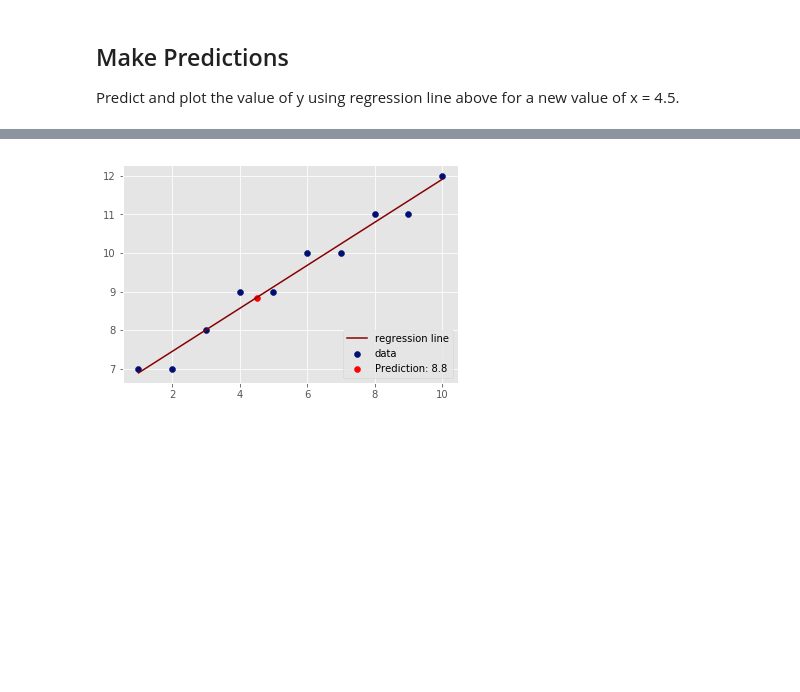
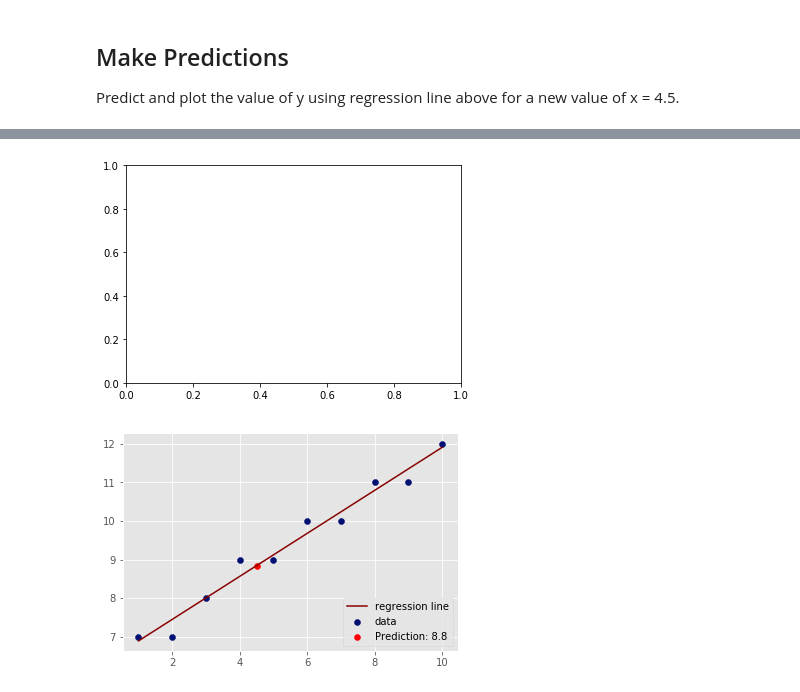
Before and after one commit to danjizquierdo/dsc-0-10-10-complete-regression-nyc-ds-career-012819, a Jupyter notebook: index.ipynb, the cells around one changed output, grey strips where cells are left out. Saved outputs shown, nothing was run; the diff lists cells and outputs as text; code cells hidden in the pictures; blank space fills up the shorter version.

```diff
--- a/index.ipynb
+++ b/index.ipynb
@@ -103,7 +103,7 @@ import matplotlib.pyplot as plt
 # %%
 # Make prediction using given value and visualize on the scatter plot
 fig = plt.figure()
-sns.distplot(4.5,m*4.5+b,'b',kde=False)
+plt.plot(4.5,m*4.5+b,'b')
 sns.scatterplot(X,Y,color='r')
 sns.lineplot(X,y_pred,color='g')
 # %% [output]
@@ -111,3 +111,4 @@ SyntaxError: positional argument follows keyword argument (<ipython-input-44-ffd
+[figure, added]
 # %%
 # %% [output]
 [figure]
```
Also changed, not shown: parts of 1 cell of this notebook.
